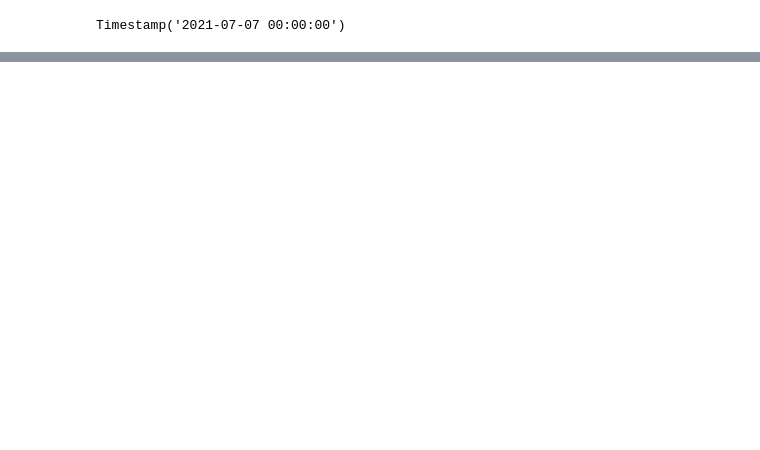
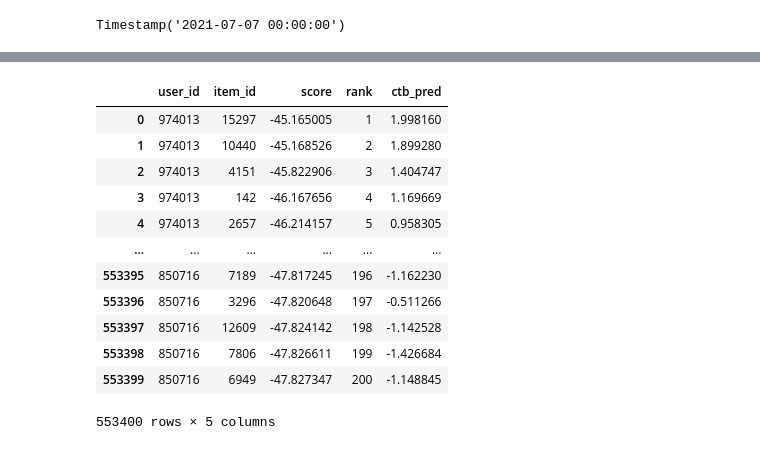
Before and after one commit to budennovsk/AuthorBooksComments, a Jupyter notebook: kion_dataset_v5.ipynb, the cells around one changed output, grey strips where cells are left out. Saved outputs shown, nothing was run; the diff lists cells and outputs as text; code cells hidden in the pictures; blank space fills up the shorter version.

```diff
--- a/kion_dataset_v5.ipynb
+++ b/kion_dataset_v5.ipynb
@@ -1181,7 +1181,7 @@ est_params = {
   'random_state': 42,
   'verbose': 200,
   "loss_function":'YetiRank',#'QueryRMSE' 'YetiRankPairwise' 'YetiRank'
-  "eval_metric":'NDCG'
+  "eval_metric":'AUC' #"eval_metric":'NDCG'
 }
 
 ctb_model =CatBoostRanker(**est_params) #**est_params
@@ -1252,9 +1288,23 @@ score_feat
 # %%
 
-ctb_prediction = ctb_model.predict_proba(score_feat.drop(['user_id', 'item_id','score'], axis=1, errors='ignore'))
+ctb_prediction = ctb_model.predict(score_feat.drop(['user_id', 'item_id','score'], axis=1, errors='ignore'))
 
-lfm_ctb_prediction['ctb_pred'] = ctb_prediction[:, 1]
+lfm_ctb_prediction['ctb_pred'] = ctb_prediction
 lfm_ctb_prediction
+# %% [output]
+|  | user_id | item_id | score | rank | ctb_pred |
+| 0 | 974013 | 15297 | -45.165005 | 1 | 1.998160 |
+| 1 | 974013 | 10440 | -45.168526 | 2 | 1.899280 |
+| 2 | 974013 | 4151 | -45.822906 | 3 | 1.404747 |
+| 3 | 974013 | 142 | -46.167656 | 4 | 1.169669 |
+| 4 | 974013 | 2657 | -46.214157 | 5 | 0.958305 |
+| ... | ... | ... | ... | ... | ... |
+| 553395 | 850716 | 7189 | -47.817245 | 196 | -1.162230 |
+| 553396 | 850716 | 3296 | -47.820648 | 197 | -0.511266 |
+| 553397 | 850716 | 12609 | -47.824142 | 198 | -1.142528 |
+| 553398 | 850716 | 7806 | -47.826611 | 199 | -1.426684 |
+| 553399 | 850716 | 6949 | -47.827347 | 200 | -1.148845 |
+553400 rows × 5 columns
 # %%
 recs_lightFM_2_level_global.sort_values(
     by=['user_id'], ascending=[True]).head(10)
```
Also changed, not shown: parts of 45 cells of this notebook.
